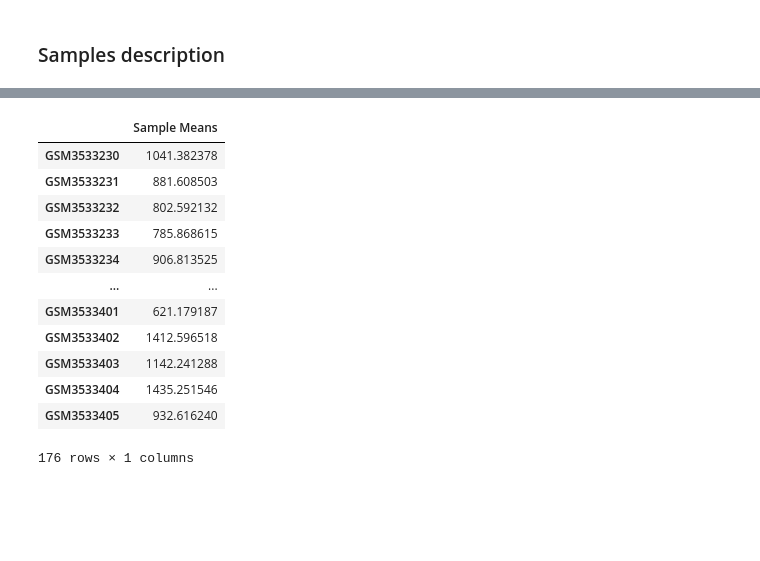
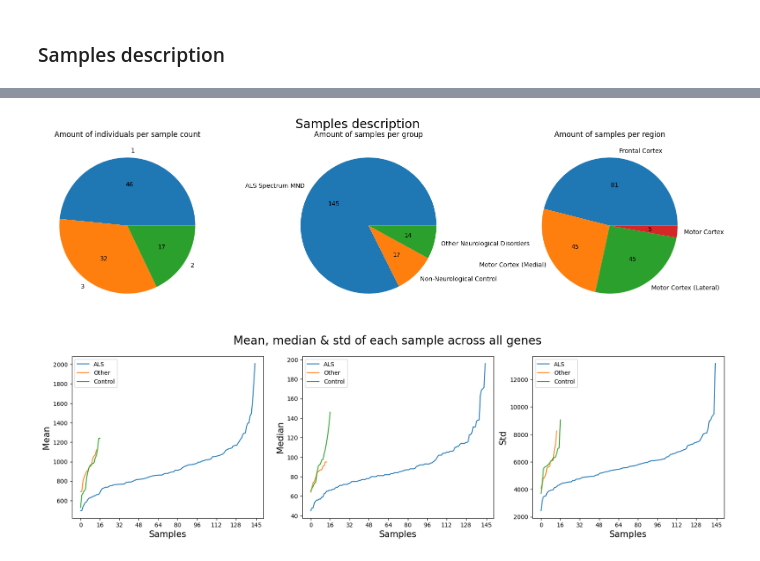
Before and after one commit to Martin-Masson/projet-ml-bioinfo, a Jupyter notebook: data_processing.ipynb, the cells around one changed output, grey strips where cells are left out. Cells and saved outputs as stored; diff of their text form; code cells hidden in the pictures; blank space fills up the shorter version.

```diff
--- a/data_processing.ipynb
+++ b/data_processing.ipynb
@@ -165,16 +334,8 @@ df
+# %%
+sequences.plot_annotations()
+# %% [output]
+[figure, added]
 # %%
-df.mean(by_sample=True)
+sequences.plot_metrics(by_sample=True)
 # %% [output]
-|  | Sample Means |
-| GSM3533230 | 1041.382378 |
-| GSM3533231 | 881.608503 |
-| GSM3533232 | 802.592132 |
-| GSM3533233 | 785.868615 |
-| GSM3533234 | 906.813525 |
-| ... | ... |
-| GSM3533401 | 621.179187 |
-| GSM3533402 | 1412.596518 |
-| GSM3533403 | 1142.241288 |
-| GSM3533404 | 1435.251546 |
-| GSM3533405 | 932.616240 |
-176 rows × 1 columns
+[figure, added]
```
Also changed, not shown: parts of 23 cells of this notebook, 3 other files.
